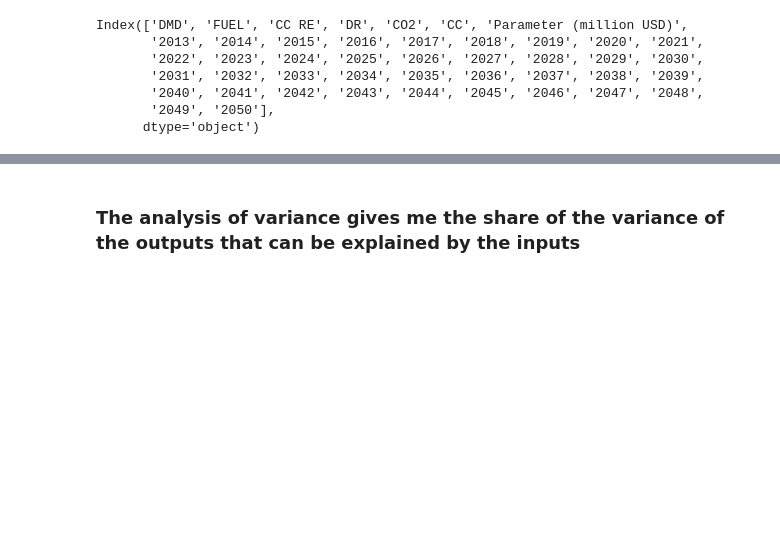
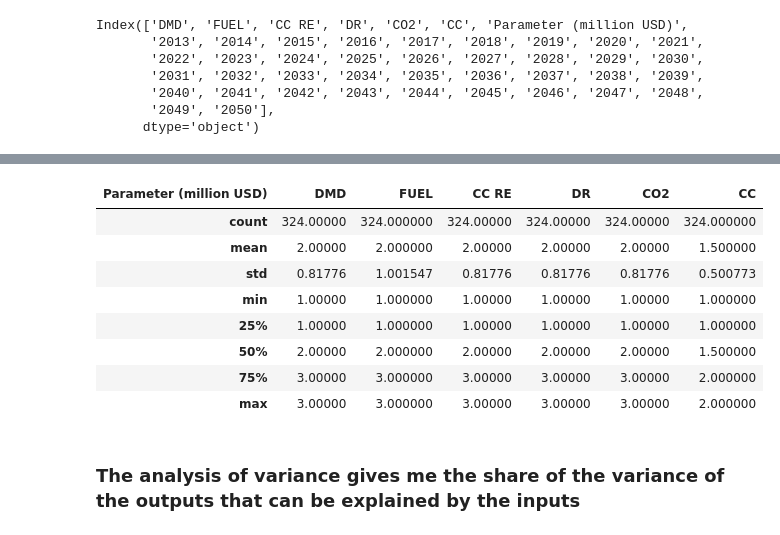
Before and after one commit to julierozenberg/KTH_energy_scenarios, a Jupyter notebook: scenario discovery.ipynb, the cells around one changed output, grey strips where cells are left out. Saved outputs shown, nothing was run; the diff lists cells and outputs as text; code cells hidden in the pictures; blank space fills up the shorter version.

```diff
--- a/scenario discovery.ipynb
+++ b/scenario discovery.ipynb
@@ -80,3 +206,15 @@ sns.pairplot(new_data[['CapitalInvestment','AnnualFixedOperatingCost','AnnualVar
+# %%
+inputs.describe()
+# %% [output]
+| Parameter (million USD) | DMD | FUEL | CC RE | DR | CO2 | CC |
+| count | 324.00000 | 324.000000 | 324.00000 | 324.00000 | 324.00000 | 324.000000 |
+| mean | 2.00000 | 2.000000 | 2.00000 | 2.00000 | 2.00000 | 1.500000 |
+| std | 0.81776 | 1.001547 | 0.81776 | 0.81776 | 0.81776 | 0.500773 |
+| min | 1.00000 | 1.000000 | 1.00000 | 1.00000 | 1.00000 | 1.000000 |
+| 25% | 1.00000 | 1.000000 | 1.00000 | 1.00000 | 1.00000 | 1.000000 |
+| 50% | 2.00000 | 2.000000 | 2.00000 | 2.00000 | 2.00000 | 1.500000 |
+| 75% | 3.00000 | 3.000000 | 3.00000 | 3.00000 | 3.00000 | 2.000000 |
+| max | 3.00000 | 3.000000 | 3.00000 | 3.00000 | 3.00000 | 2.000000 |
 # %%
 from statsmodels.stats.anova import anova_lm
 from statsmodels.formula.api import ols
```
Also changed, not shown: parts of 19 cells of this notebook.
